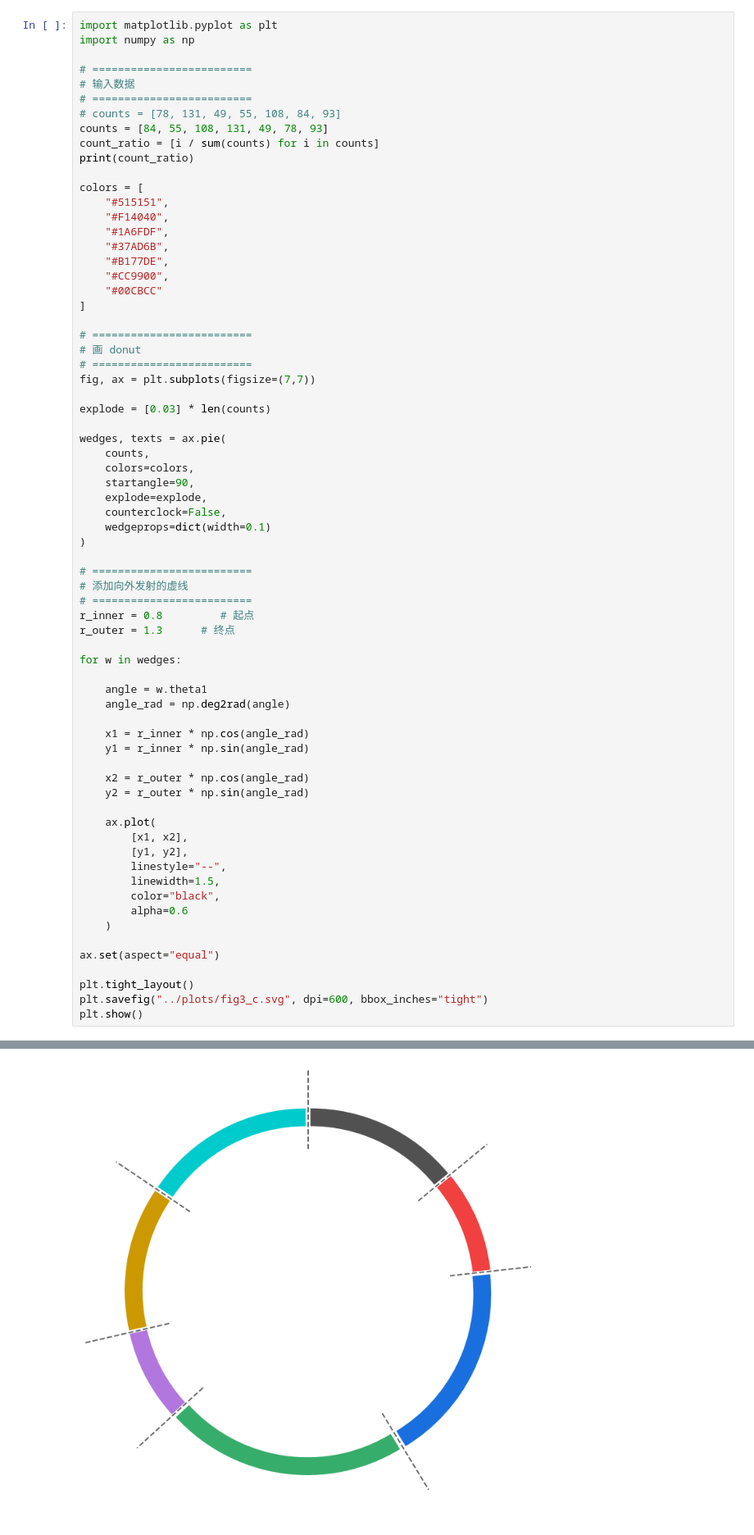
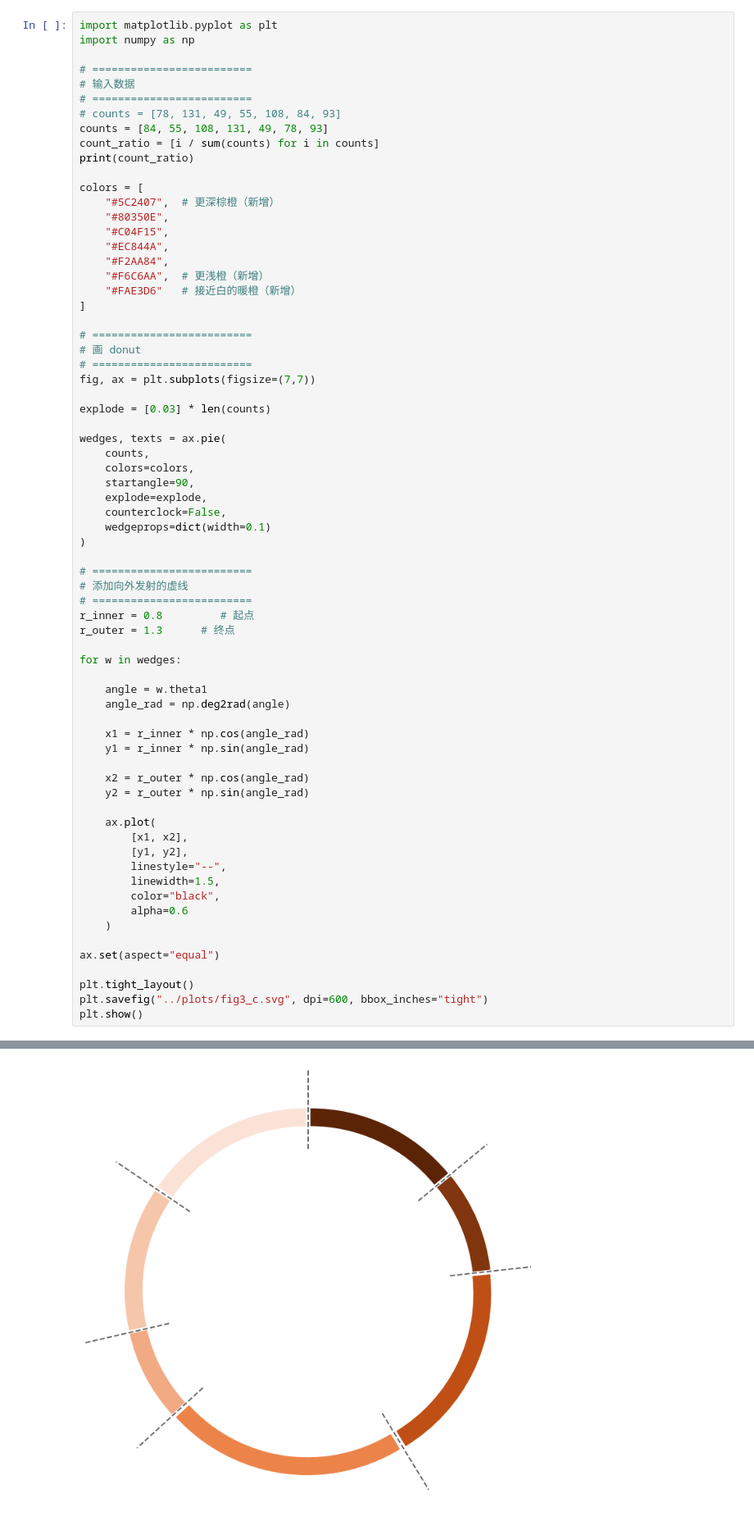
Before and after one commit to HongWxd/ProtoMI, a Jupyter notebook: V3/plot_scripts/plot_fig2_d.ipynb, the cells around one changed output, grey strips where cells are left out. Shown at 82% size. Cells and saved outputs as stored; diff of their text form.

```diff
--- a/V3/plot_scripts/plot_fig2_d.ipynb
+++ b/V3/plot_scripts/plot_fig2_d.ipynb
@@ -11,13 +11,13 @@ count_ratio = [i / sum(counts) for i in counts]
 print(count_ratio)
 
 colors = [
-    "#515151",
-    "#F14040",
-    "#1A6FDF",
-    "#37AD6B",
-    "#B177DE",
-    "#CC9900",
-    "#00CBCC"
+    "#5C2407",  # 更深棕橙（新增）
+    "#80350E",
+    "#C04F15",
+    "#EC844A",
+    "#F2AA84",
+    "#F6C6AA",  # 更浅橙（新增）
+    "#FAE3D6"   # 接近白的暖橙（新增）
 ]
 
 # =========================
@@ -42,31 +42,31 @@ wedges, texts = ax.pie(
 r_inner = 0.8         # 起点
 r_outer = 1.3      # 终点
 
 for w in wedges:
 
     angle = w.theta1
     angle_rad = np.deg2rad(angle)
 
     x1 = r_inner * np.cos(angle_rad)
     y1 = r_inner * np.sin(angle_rad)
 
     x2 = r_outer * np.cos(angle_rad)
     y2 = r_outer * np.sin(angle_rad)
 
     ax.plot(
         [x1, x2],
         [y1, y2],
         linestyle="--",
         linewidth=1.5,
         color="black",
         alpha=0.6
     )
 
 ax.set(aspect="equal")
 
 plt.tight_layout()
 plt.savefig("../plots/fig3_c.svg", dpi=600, bbox_inches="tight")
 plt.show()
 # %% [output]
 [0.14046822742474915, 0.09197324414715718, 0.1806020066889632, 0.21906354515050167, 0.08193979933110368, 0.13043478260869565, 0.15551839464882944]
-[figure, old version]
+[figure, new version]
```
Also changed, not shown: 52 other files.
